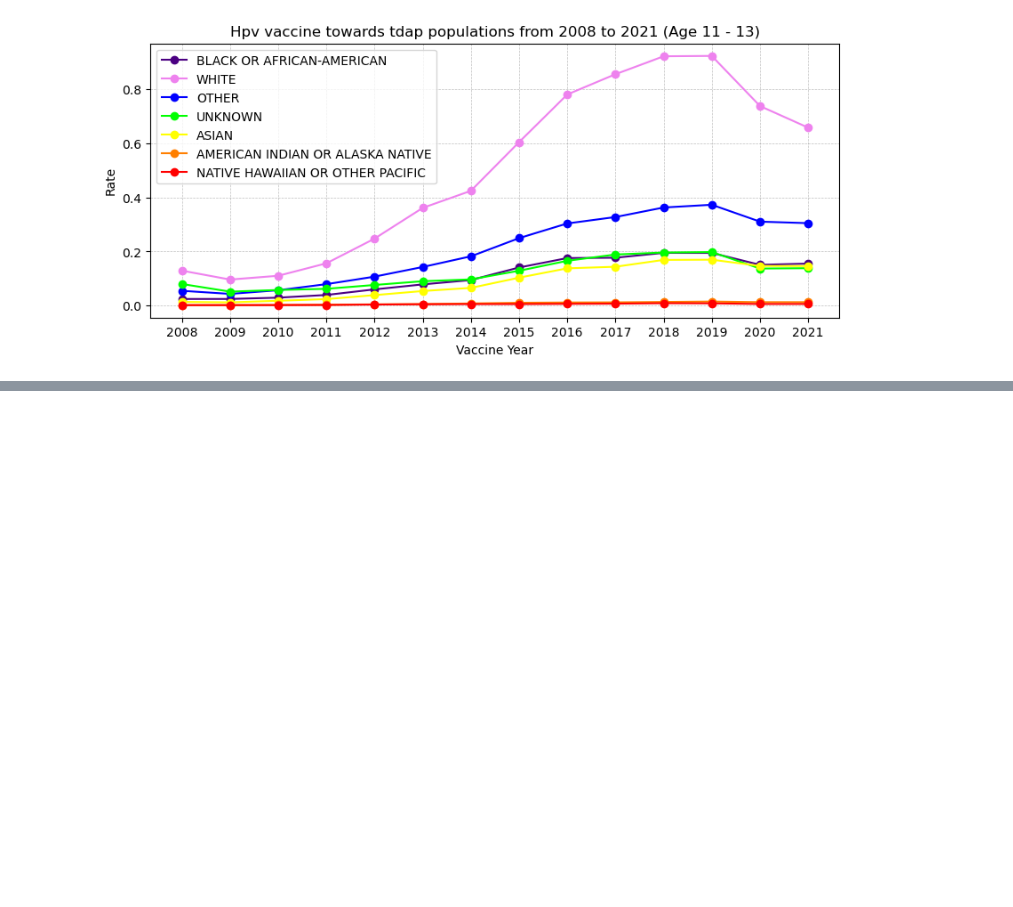
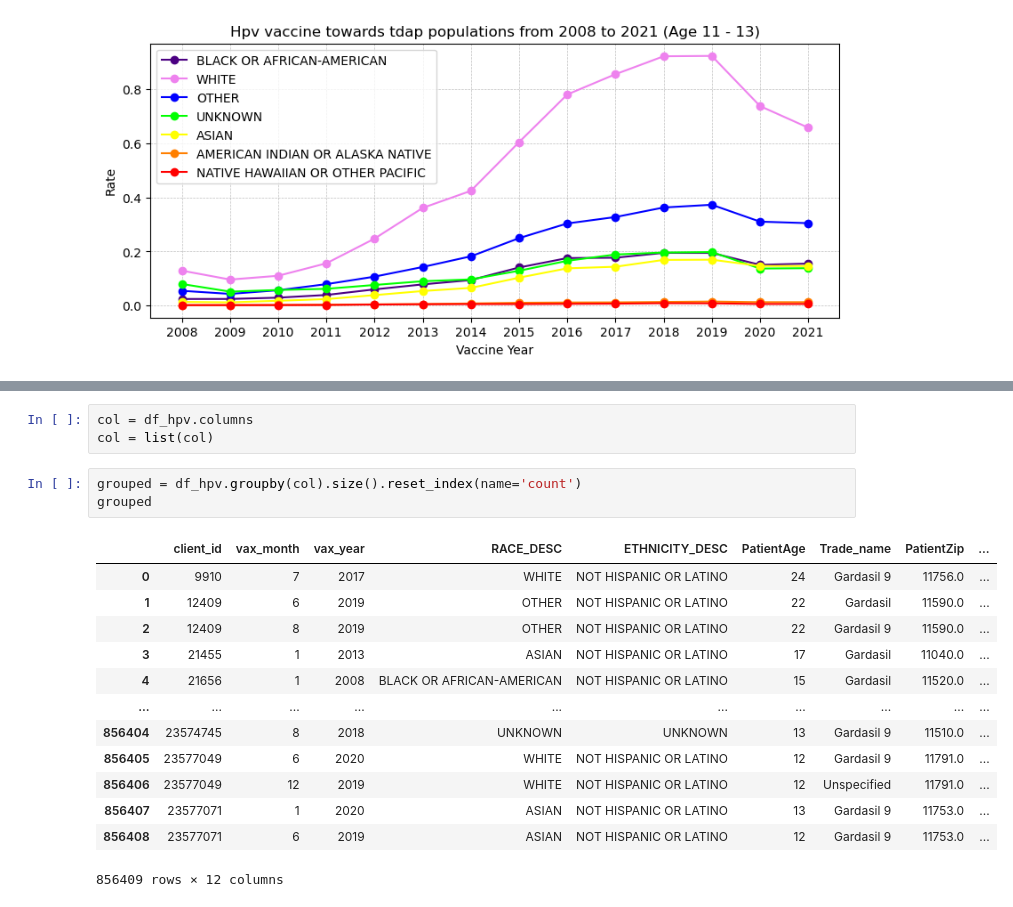
Before and after one commit to ZihanDing/EHR_project, a Jupyter notebook: HpvVaccine/NYSIIS_analysis.ipynb, the cells around one changed output, grey strips where cells are left out. Saved outputs shown, nothing was run; the diff lists cells and outputs as text; blank space fills up the shorter version.

```diff
--- a/HpvVaccine/NYSIIS_analysis.ipynb
+++ b/HpvVaccine/NYSIIS_analysis.ipynb
@@ -1332,0 +1438,20 @@ plt.show()
+# %%
+col = df_hpv.columns
+col = list(col)
+# %%
+grouped = df_hpv.groupby(col).size().reset_index(name='count')
+grouped
+# %% [output]
+|  | client_id | vax_month | vax_year | RACE_DESC | ETHNICITY_DESC | PatientAge | Trade_name | PatientZip | ... |
+| 0 | 9910 | 7 | 2017 | WHITE | NOT HISPANIC OR LATINO | 24 | Gardasil 9 | 11756.0 | ... |
+| 1 | 12409 | 6 | 2019 | OTHER | NOT HISPANIC OR LATINO | 22 | Gardasil | 11590.0 | ... |
+| 2 | 12409 | 8 | 2019 | OTHER | NOT HISPANIC OR LATINO | 22 | Gardasil 9 | 11590.0 | ... |
+| 3 | 21455 | 1 | 2013 | ASIAN | NOT HISPANIC OR LATINO | 17 | Gardasil | 11040.0 | ... |
+| 4 | 21656 | 1 | 2008 | BLACK OR AFRICAN-AMERICAN | NOT HISPANIC OR LATINO | 15 | Gardasil | 11520.0 | ... |
+| ... | ... | ... | ... | ... | ... | ... | ... | ... | ... |
+| 856404 | 23574745 | 8 | 2018 | UNKNOWN | UNKNOWN | 13 | Gardasil 9 | 11510.0 | ... |
+| 856405 | 23577049 | 6 | 2020 | WHITE | NOT HISPANIC OR LATINO | 12 | Gardasil 9 | 11791.0 | ... |
+| 856406 | 23577049 | 12 | 2019 | WHITE | NOT HISPANIC OR LATINO | 12 | Unspecified | 11791.0 | ... |
+| 856407 | 23577071 | 1 | 2020 | ASIAN | NOT HISPANIC OR LATINO | 13 | Gardasil 9 | 11753.0 | ... |
+| 856408 | 23577071 | 6 | 2019 | ASIAN | NOT HISPANIC OR LATINO | 12 | Gardasil 9 | 11753.0 | ... |
+856409 rows × 12 columns
```
Also changed, not shown: parts of 7 cells of this notebook, 2 other files.
